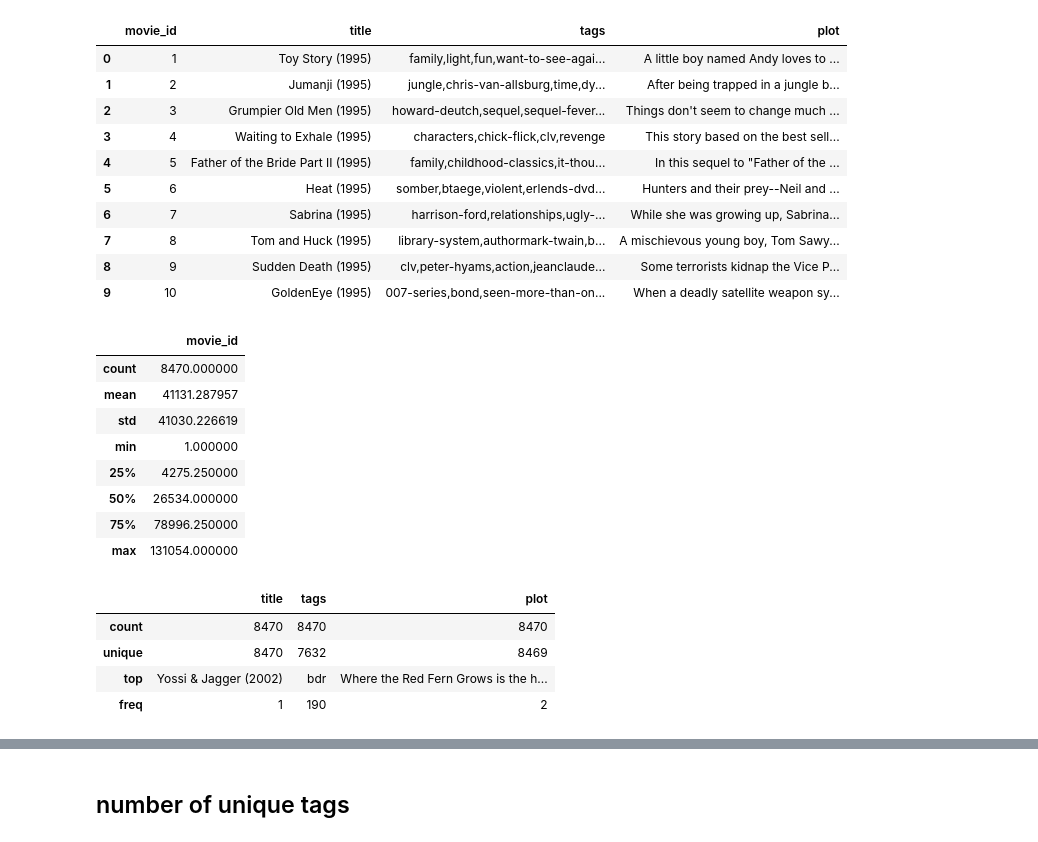
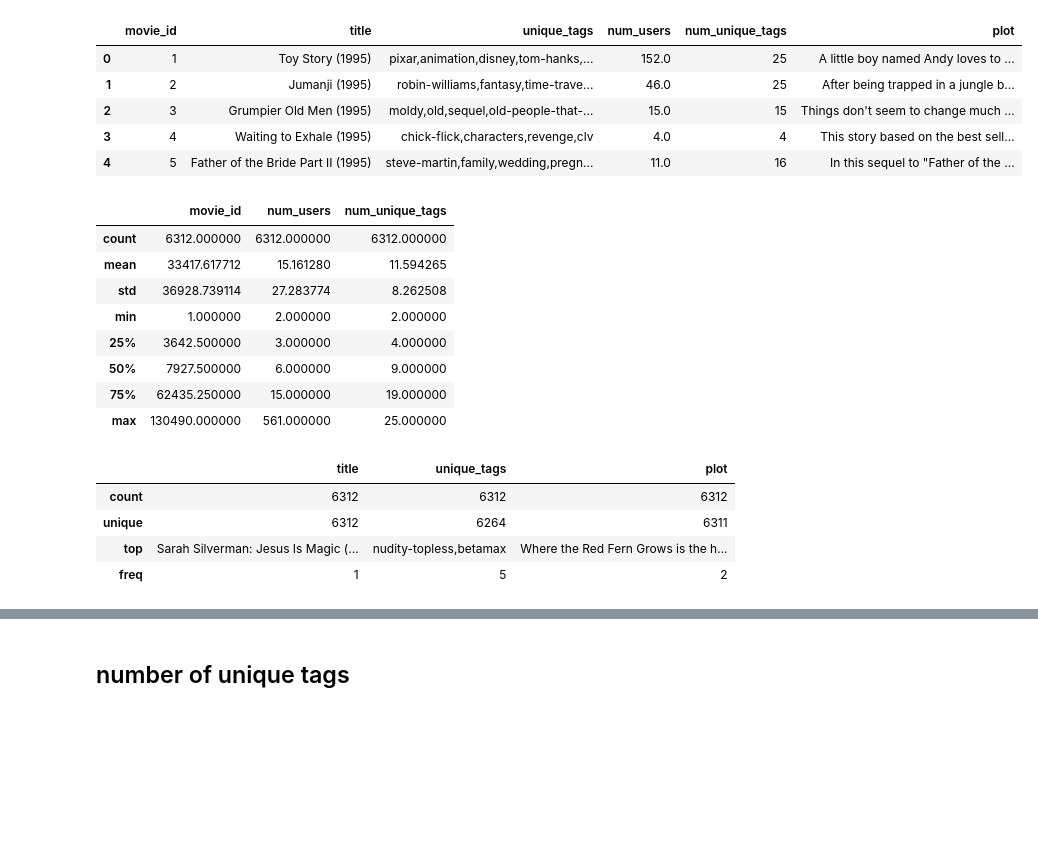
Before and after one commit to queirozfcom/auto-tagger, a Jupyter notebook: social-tags/notebooks/movielens-imdb/eda.ipynb, the cells around one changed output, grey strips where cells are left out. Saved outputs shown, nothing was run; the diff lists cells and outputs as text; code cells hidden in the pictures; blank space fills up the shorter version.

```diff
--- a/social-tags/notebooks/movielens-imdb/eda.ipynb
+++ b/social-tags/notebooks/movielens-imdb/eda.ipynb
@@ -29,41 +29,35 @@ IMDB_ROOT = "/media/felipe/SAMSUNG/imdb/"
 
 PATH_TO_MOVIES = ML_ROOT + "/movies.csv"
 PATH_TO_TAG_ASSIGNMENTS = ML_ROOT + "/tags.csv"
-# slightly modified version, without the top 15 lines
-PATH_TO_MOVIE_PLOTS = IMDB_ROOT+"/plot.list.tail"
+PATH_TO_MOVIE_PLOTS = IMDB_ROOT+"/plot.list"
 # %%
 docs_df = load_or_get_from_cache(PATH_TO_MOVIES,PATH_TO_TAG_ASSIGNMENTS,PATH_TO_MOVIE_PLOTS,INTERIM_DATA_ROOT)
 # %%
-docs_df.head(10)
+docs_df.head()
 # %% [output]
-|  | movie_id | title | tags | plot |
-| 0 | 1 | Toy Story (1995) | family,light,fun,want-to-see-agai... | A little boy named Andy loves to ... |
-| 1 | 2 | Jumanji (1995) | jungle,chris-van-allsburg,time,dy... | After being trapped in a jungle b... |
-| 2 | 3 | Grumpier Old Men (1995) | howard-deutch,sequel,sequel-fever... | Things don't seem to change much ... |
-| 3 | 4 | Waiting to Exhale (1995) | characters,chick-flick,clv,revenge | This story based on the best sell... |
-| 4 | 5 | Father of the Bride Part II (1995) | family,childhood-classics,it-thou... | In this sequel to "Father of the ... |
-| 5 | 6 | Heat (1995) | somber,btaege,violent,erlends-dvd... | Hunters and their prey--Neil and ... |
-| 6 | 7 | Sabrina (1995) | harrison-ford,relationships,ugly-... | While she was growing up, Sabrina... |
-| 7 | 8 | Tom and Huck (1995) | library-system,authormark-twain,b... | A mischievous young boy, Tom Sawy... |
-| 8 | 9 | Sudden Death (1995) | clv,peter-hyams,action,jeanclaude... | Some terrorists kidnap the Vice P... |
-| 9 | 10 | GoldenEye (1995) | 007-series,bond,seen-more-than-on... | When a deadly satellite weapon sy... |
+|  | movie_id | title | unique_tags | num_users | num_unique_tags | plot |
+| 0 | 1 | Toy Story (1995) | pixar,animation,disney,tom-hanks,... | 152.0 | 25 | A little boy named Andy loves to ... |
+| 1 | 2 | Jumanji (1995) | robin-williams,fantasy,time-trave... | 46.0 | 25 | After being trapped in a jungle b... |
+| 2 | 3 | Grumpier Old Men (1995) | moldy,old,sequel,old-people-that-... | 15.0 | 15 | Things don't seem to change much ... |
+| 3 | 4 | Waiting to Exhale (1995) | chick-flick,characters,revenge,clv | 4.0 | 4 | This story based on the best sell... |
+| 4 | 5 | Father of the Bride Part II (1995) | steve-martin,family,wedding,pregn... | 11.0 | 16 | In this sequel to "Father of the ... |
 # %%
 docs_df.describe()
 # %% [output]
-|  | movie_id |
-| count | 8470.000000 |
-| mean | 41131.287957 |
-| std | 41030.226619 |
-| min | 1.000000 |
-| 25% | 4275.250000 |
-| 50% | 26534.000000 |
-| 75% | 78996.250000 |
-| max | 131054.000000 |
+|  | movie_id | num_users | num_unique_tags |
+| count | 6312.000000 | 6312.000000 | 6312.000000 |
+| mean | 33417.617712 | 15.161280 | 11.594265 |
+| std | 36928.739114 | 27.283774 | 8.262508 |
+| min | 1.000000 | 2.000000 | 2.000000 |
+| 25% | 3642.500000 | 3.000000 | 4.000000 |
+| 50% | 7927.500000 | 6.000000 | 9.000000 |
+| 75% | 62435.250000 | 15.000000 | 19.000000 |
+| max | 130490.000000 | 561.000000 | 25.000000 |
 # %%
 docs_df.describe(include=['object'])
 # %% [output]
-|  | title | tags | plot |
-| count | 8470 | 8470 | 8470 |
-| unique | 8470 | 7632 | 8469 |
-| top | Yossi & Jagger (2002) | bdr | Where the Red Fern Grows is the h... |
-| freq | 1 | 190 | 2 |
+|  | title | unique_tags | plot |
+| count | 6312 | 6312 | 6312 |
+| unique | 6312 | 6264 | 6311 |
+| top | Sarah Silverman: Jesus Is Magic (... | nudity-topless,betamax | Where the Red Fern Grows is the h... |
+| freq | 1 | 5 | 2 |
```
Also changed, not shown: parts of 3 cells of this notebook, 5 other files.
